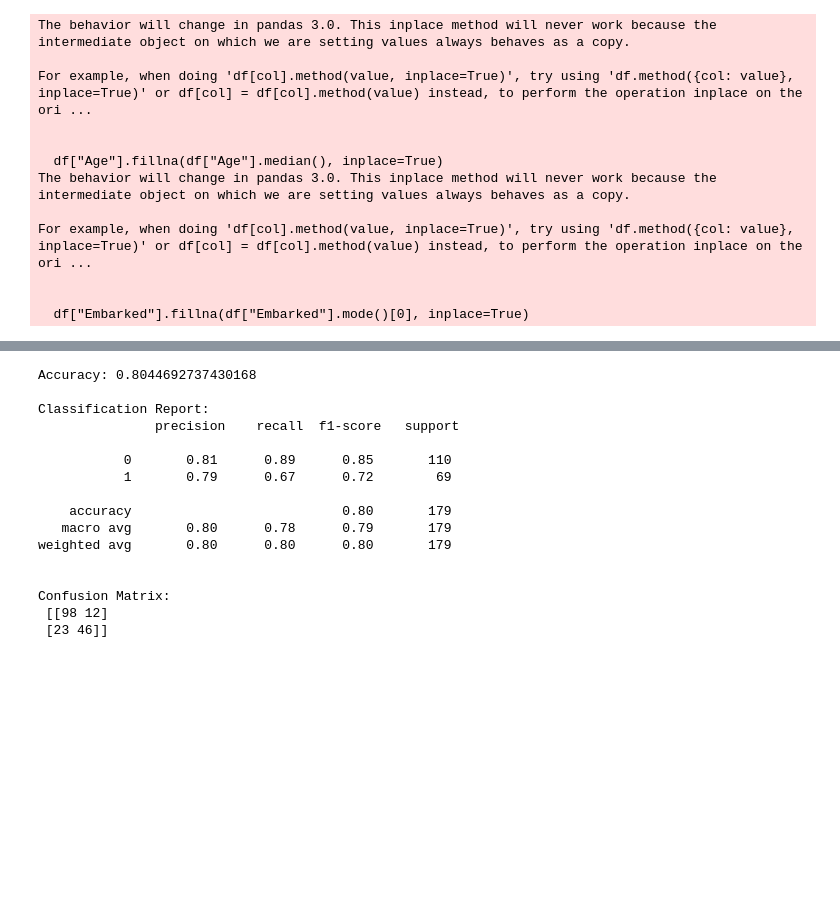
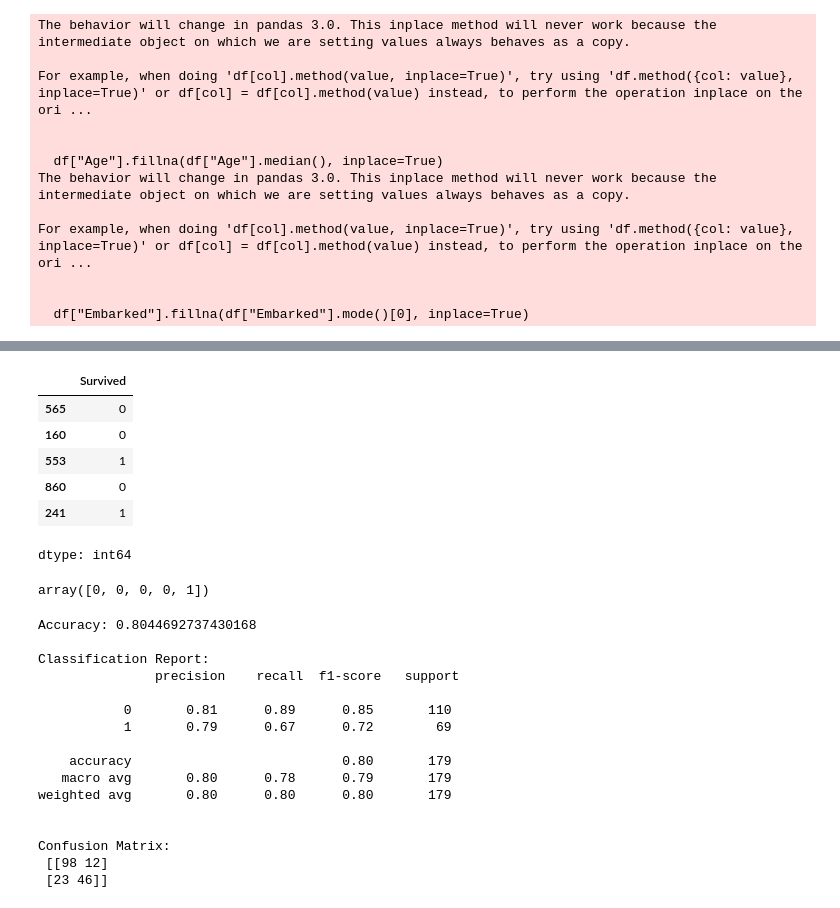
Before and after one commit to ju05/DI-Bootcamp-August, a Jupyter notebook: week5/Week5Day3.ipynb, the cells around one changed output, grey strips where cells are left out. Drawn from its saved outputs; the diff is of its cells as text; code cells hidden in the pictures; blank space fills up the shorter version.

```diff
--- a/week5/Week5Day3.ipynb
+++ b/week5/Week5Day3.ipynb
@@ -100,3 +120,17 @@ y_pred = model.predict(X_test)
+# %%
+y_test[:5]
+# %% [output]
+|  | Survived |
+| 565 | 0 |
+| 160 | 0 |
+| 553 | 1 |
+| 860 | 0 |
+| 241 | 1 |
+dtype: int64
+# %%
+y_pred[:5]
+# %% [output]
+array([0, 0, 0, 0, 1])
 # %%
 from sklearn.metrics import accuracy_score, classification_report, confusion_matrix
 
```
Also changed, not shown: parts of 12 cells of this notebook.
